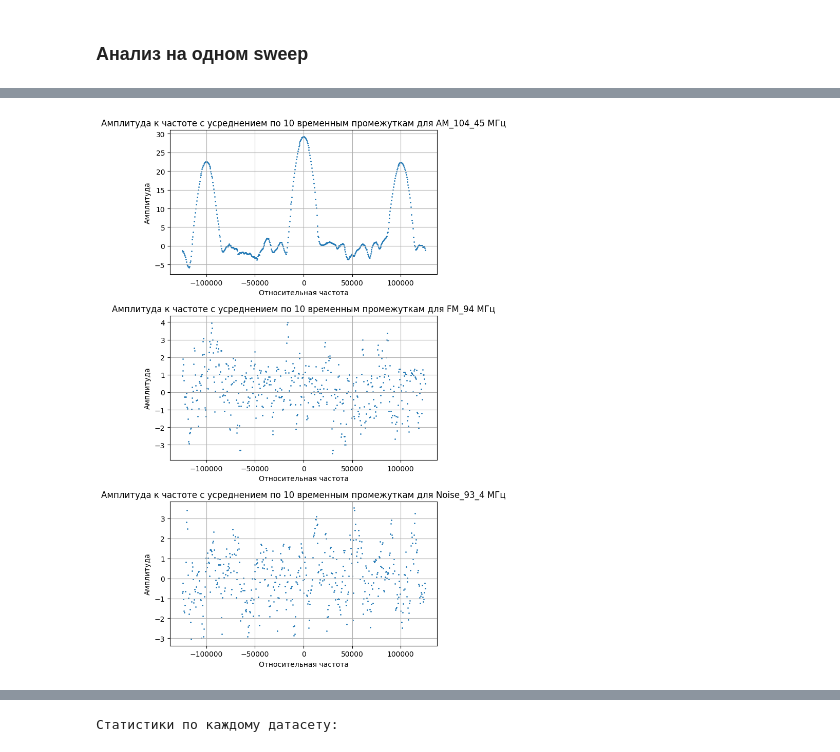
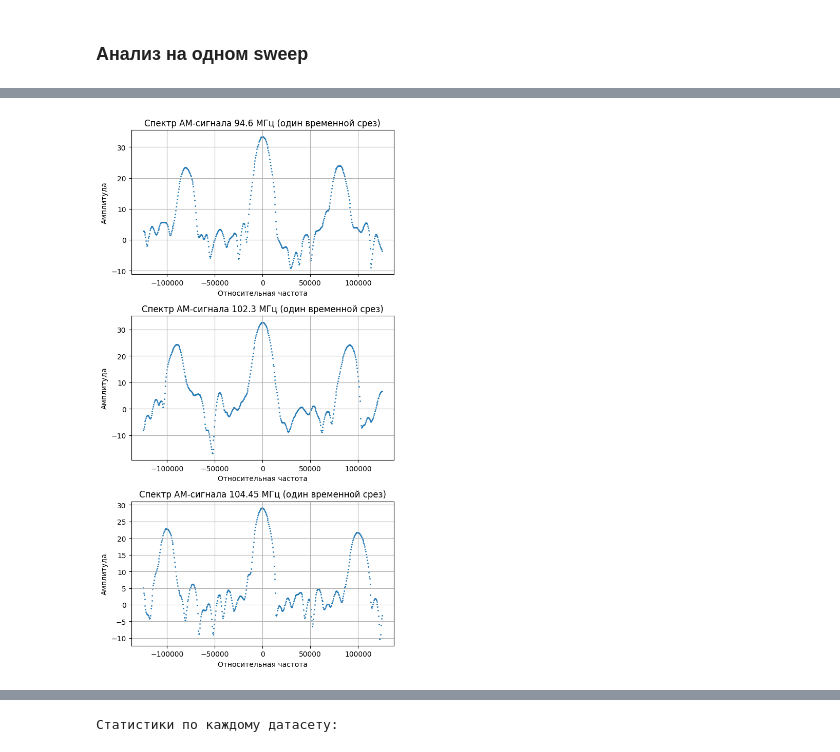
Before and after one commit to Mister-0-Zero/classification-of-signals, a Jupyter notebook: research.ipynb, the cells around one changed output, grey strips where cells are left out. Cells and saved outputs as stored; diff of their text form; code cells hidden in the pictures.

```diff
--- a/research.ipynb
+++ b/research.ipynb
@@ -82,33 +82,33 @@ plotSpectrogramm(df, params)
 # %%
-kol_sweep = 10
-am_sample = "AM_104_45"
-fm_sample = "FM_94"
-noise_sample = "Noise_93_4"
+kol_sweep = 0
+am_sample1 = "AM_94_6"
+am_sample2 = "AM_102_3"
+am_sample3 = "AM_104_45"
 
 params = [
     {
-        "sample_group_name" : am_sample,
+        "sample_group_name" : am_sample1,
         "sweep_idx": kol_sweep,
-        "title": f"Амплитуда к частоте с усреднением по {kol_sweep} временным промежуткам для {am_sample} МГц",
+        "title": f"Спектр АМ-сигнала 94.6 МГц (один временной срез)",
         "ylabel": "Амплитуда",
         "xlabel": "Относительная частота"
     },
     {
-        "sample_group_name" : fm_sample,
+        "sample_group_name" : am_sample2,
         "sweep_idx": kol_sweep,
-        "title": f"Амплитуда к частоте с усреднением по {kol_sweep} временным промежуткам для {fm_sample} МГц",
+        "title": f"Спектр АМ-сигнала 102.3 МГц (один временной срез)",
         "ylabel": "Амплитуда",
         "xlabel": "Относительная частота"
     },
     {
-        "sample_group_name" : noise_sample,
+        "sample_group_name" : am_sample3,
         "sweep_idx": kol_sweep,
-        "title": f"Амплитуда к частоте с усреднением по {kol_sweep} временным промежуткам для {noise_sample} МГц",
+        "title": f"Спектр АМ-сигнала 104.45 МГц (один временной срез)",
         "ylabel": "Амплитуда",
         "xlabel": "Относительная частота"
     }
 ]
 
 plotSpectrogramm(df, params)
 # %% [output]
-[figure, old version]
+[figure, new version]
```
Also changed, not shown: parts of 2 cells of this notebook, 13 other files.
